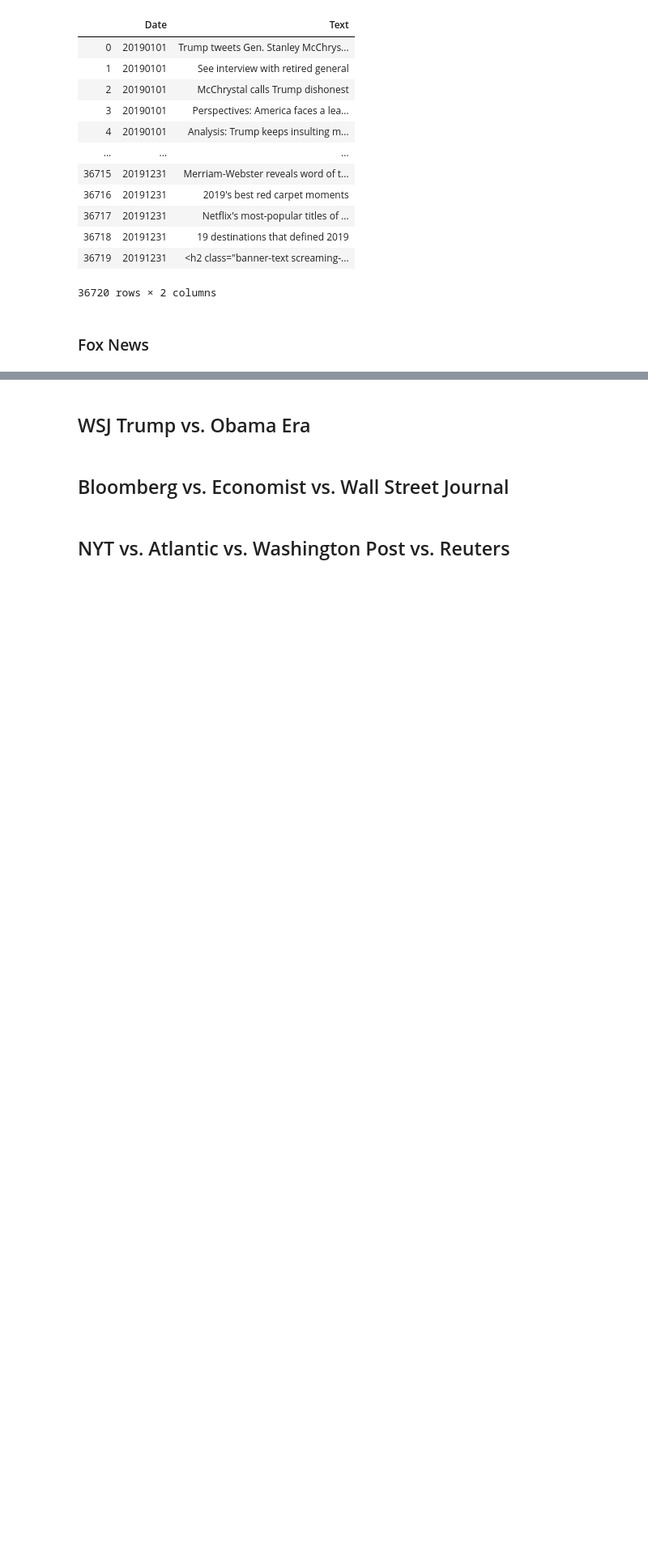
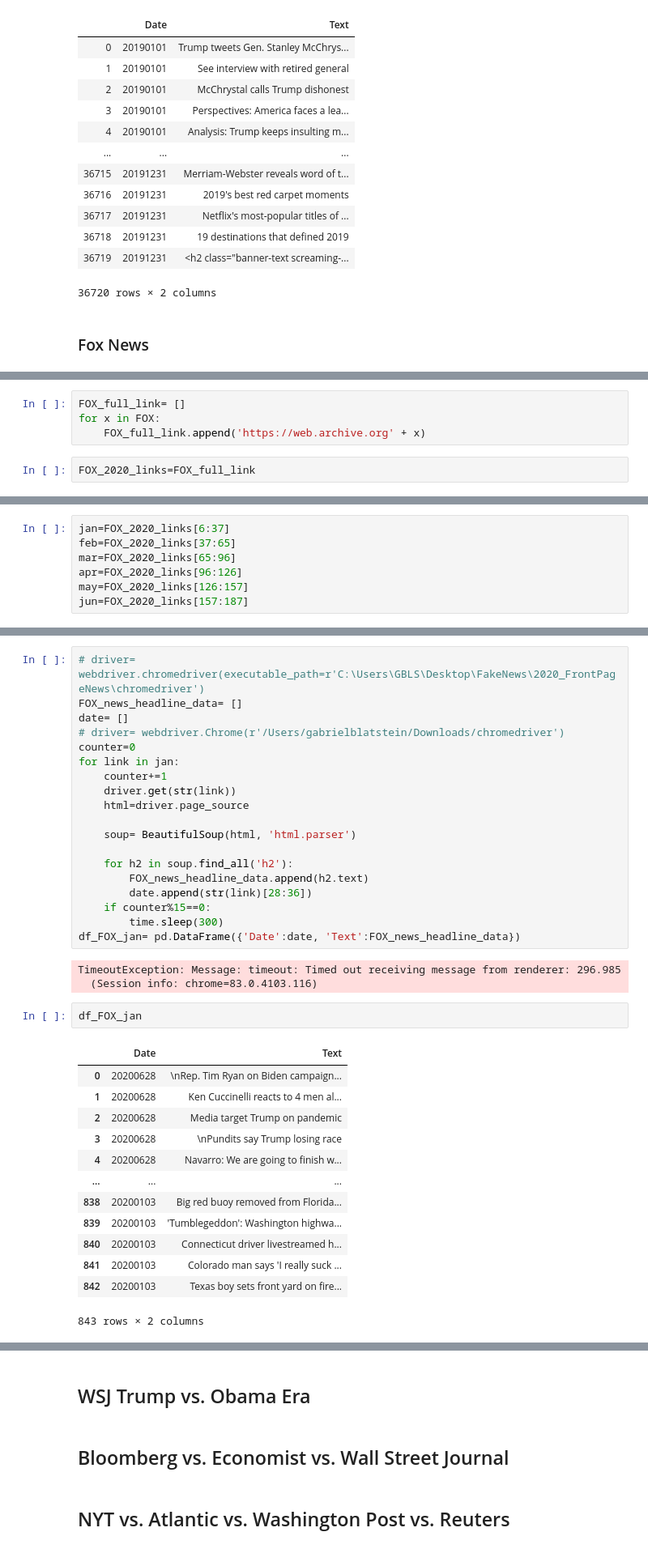
Before and after one commit to gabertooth/2020_FrontPageNews, a Jupyter notebook: CNN vs. Fox News.ipynb, the cells around one changed output, grey strips where cells are left out. Shown: that part at 81% size. Cells and saved outputs as stored; diff of their text form; blank space fills up the shorter version.

```diff
--- a/CNN vs. Fox News.ipynb
+++ b/CNN vs. Fox News.ipynb
@@ -394,0 +453,6 @@ driver.get('')
+# %%
+FOX_full_link= []
+for x in FOX:
+    FOX_full_link.append('https://web.archive.org' + x)
+# %%
+FOX_2020_links=FOX_full_link
@@ -394,0 +461,7 @@ driver.get('')
+# %%
+jan=FOX_2020_links[6:37]
+feb=FOX_2020_links[37:65]
+mar=FOX_2020_links[65:96]
+apr=FOX_2020_links[96:126]
+may=FOX_2020_links[126:157]
+jun=FOX_2020_links[157:187]
@@ -394,0 +488,38 @@ driver.get('')
+# %%
+# driver= webdriver.chromedriver(executable_path=r'C:\Users\GBLS\Desktop\FakeNews\2020_FrontPageNews\chromedriver')
+FOX_news_headline_data= []
+date= []
+# driver= webdriver.Chrome(r'/Users/gabrielblatstein/Downloads/chromedriver')
+counter=0
+for link in jan:
+    counter+=1
+    driver.get(str(link))
+    html=driver.page_source
+
+    soup= BeautifulSoup(html, 'html.parser')
+
+    for h2 in soup.find_all('h2'):
+        FOX_news_headline_data.append(h2.text)
+        date.append(str(link)[28:36])
+    if counter%15==0:
+        time.sleep(300)
+df_FOX_jan= pd.DataFrame({'Date':date, 'Text':FOX_news_headline_data})
+# %% [output]
+TimeoutException: Message: timeout: Timed out receiving message from renderer: 296.985
+  (Session info: chrome=83.0.4103.116)
+# %%
+df_FOX_jan
+# %% [output]
+|  | Date | Text |
+| 0 | 20200628 | \nRep. Tim Ryan on Biden campaign... |
+| 1 | 20200628 | Ken Cuccinelli reacts to 4 men al... |
+| 2 | 20200628 | Media target Trump on pandemic |
+| 3 | 20200628 | \nPundits say Trump losing race |
+| 4 | 20200628 | Navarro: We are going to finish w... |
+| ... | ... | ... |
+| 838 | 20200103 | Big red buoy removed from Florida... |
+| 839 | 20200103 | 'Tumblegeddon': Washington highwa... |
+| 840 | 20200103 | Connecticut driver livestreamed h... |
+| 841 | 20200103 | Colorado man says 'I really suck ... |
+| 842 | 20200103 | Texas boy sets front yard on fire... |
+843 rows × 2 columns
```
Also changed, not shown: parts of 18 cells of this notebook, 2 other files.
